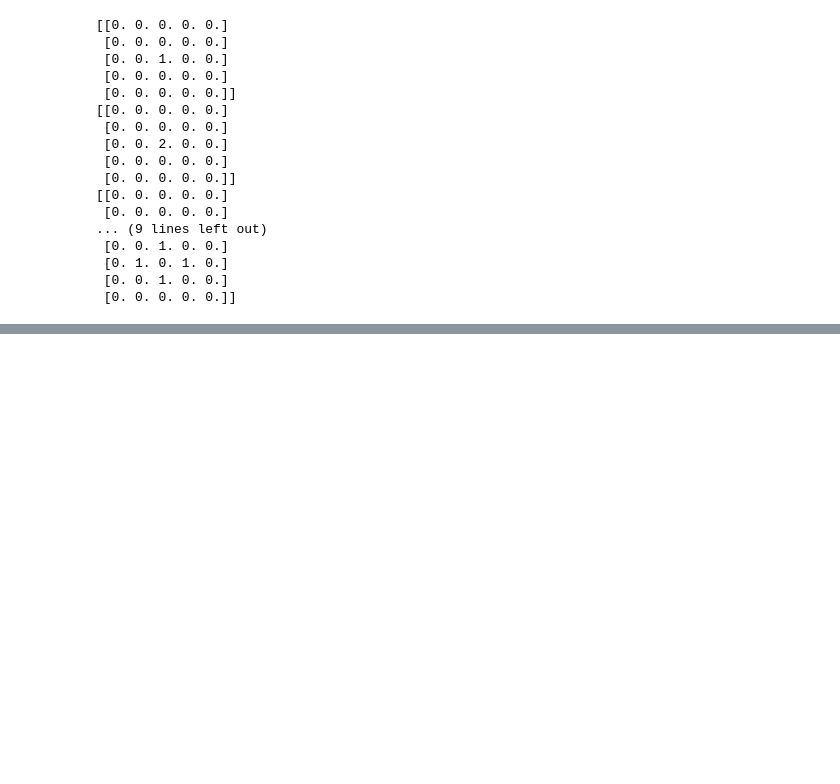
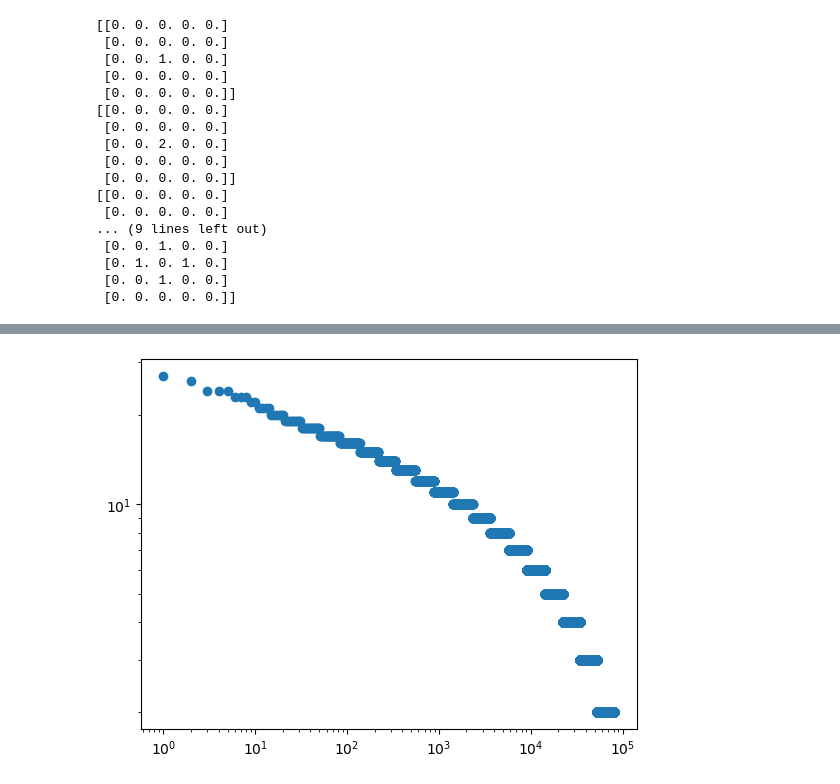
Before and after one commit to Isi2000/SANDPILE, a Jupyter notebook: isacco.ipynb, the cells around one changed output, grey strips where cells are left out. Saved outputs shown, nothing was run; the diff lists cells and outputs as text; code cells hidden in the pictures; blank space fills up the shorter version.

```diff
--- a/isacco.ipynb
+++ b/isacco.ipynb
@@ -85,3 +88,9 @@ dict_keys([8, 12, 16, 20, 28, 36, 24, 40, 44, 32, 52, 72, 48, 64, 56, 60, 88, 84
+# %%
+plt.scatter(np.arange(1, len(d)+1), sorted(d, reverse=True))
+plt.xscale('log')
+plt.yscale('log')
+# %% [output]
+[figure, added]
 # %%
 import numpy as np
 import matplotlib.pyplot as plt
```
Also changed, not shown: parts of 8 cells of this notebook, 5 other files.
